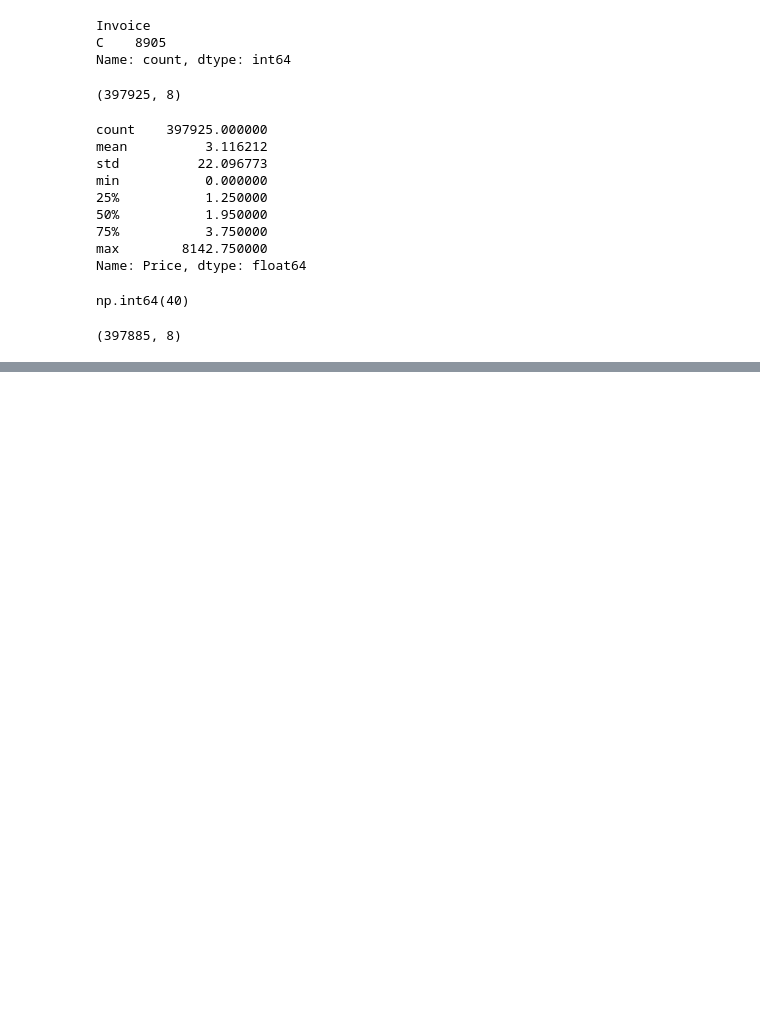
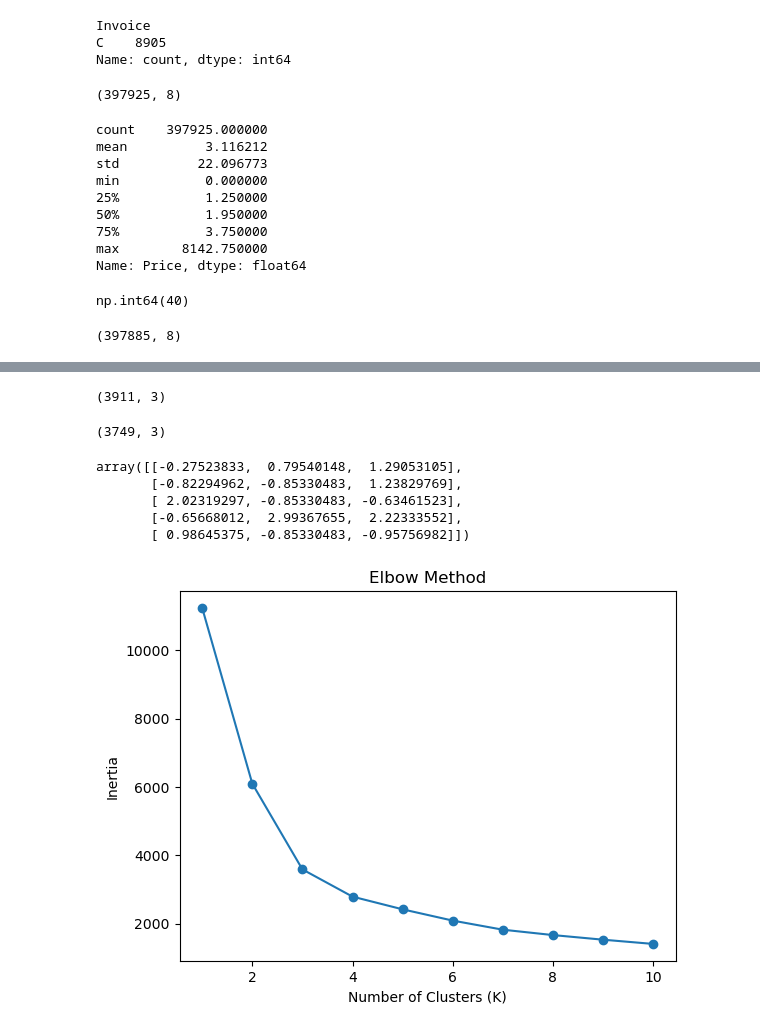
Before and after one commit to Priya888-eng/ecommerce-sales-customer-analysis, a Jupyter notebook: notebooks/01_data_understanding.ipynb, the cells around one changed output, grey strips where cells are left out. Drawn from its saved outputs; the diff is of its cells as text; code cells hidden in the pictures; blank space fills up the shorter version.

Commit message:
RFM feature engineering and K-Means clustering (k=4)

```diff
--- a/notebooks/01_data_understanding.ipynb
+++ b/notebooks/01_data_understanding.ipynb
@@ -85,0 +120,50 @@ df.to_csv('../data/cleaned/online_retail_cleaned.csv', index=False)
+# %%
+Q1 = rfm['Monetary'].quantile(0.25)
+Q3 = rfm['Monetary'].quantile(0.75)
+IQR = Q3 - Q1
+upper_limit = Q3 + 1.5 * IQR
+
+rfm_clean = rfm[rfm['Monetary'] <= upper_limit]
+rfm_clean.shape
+# %% [output]
+(3911, 3)
+# %%
+Q1_f = rfm_clean['Frequency'].quantile(0.25)
+Q3_f = rfm_clean['Frequency'].quantile(0.75)
+IQR_f = Q3_f - Q1_f
+upper_limit_f = Q3_f + 1.5 * IQR_f
+
+rfm_clean = rfm_clean[rfm_clean['Frequency'] <= upper_limit_f]
+rfm_clean.shape
+# %% [output]
+(3749, 3)
+# %%
+from sklearn.preprocessing import StandardScaler
+
+scaler = StandardScaler()
+rfm_scaled = scaler.fit_transform(rfm_clean)
+rfm_scaled[:5]
+# %% [output]
+array([[-0.27523833,  0.79540148,  1.29053105],
+       [-0.82294962, -0.85330483,  1.23829769],
+       [ 2.02319297, -0.85330483, -0.63461523],
+       [-0.65668012,  2.99367655,  2.22333552],
+       [ 0.98645375, -0.85330483, -0.95756982]])
+# %%
+from sklearn.cluster import KMeans
+
+inertia = []
+for k in range(1, 11):
+    km = KMeans(n_clusters=k, random_state=42, n_init=10)
+    km.fit(rfm_scaled)
+    inertia.append(km.inertia_)
+# %%
+import matplotlib.pyplot as plt
+
+plt.plot(range(1, 11), inertia, marker='o')
+plt.xlabel('Number of Clusters (K)')
+plt.ylabel('Inertia')
+plt.title('Elbow Method')
+plt.show()
+# %% [output]
+[figure, added]
```
Also changed, not shown: parts of 6 cells of this notebook, 1 other file.
